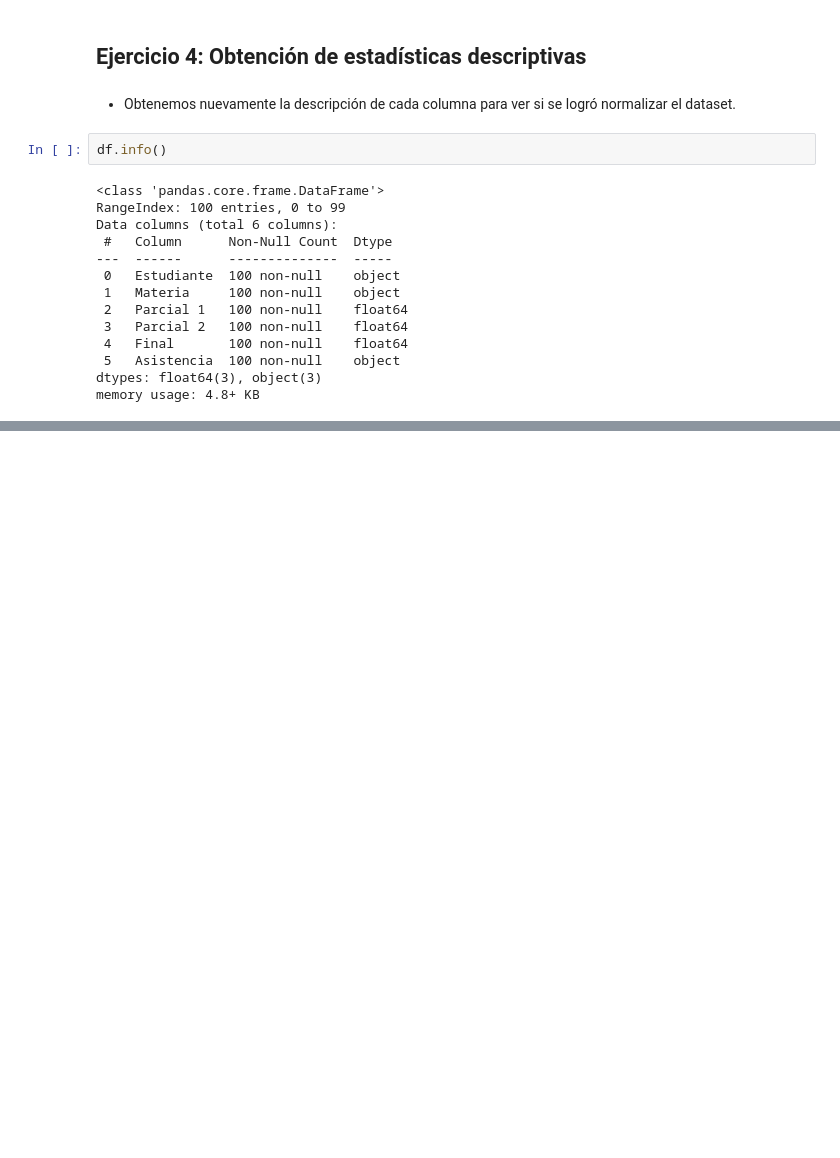
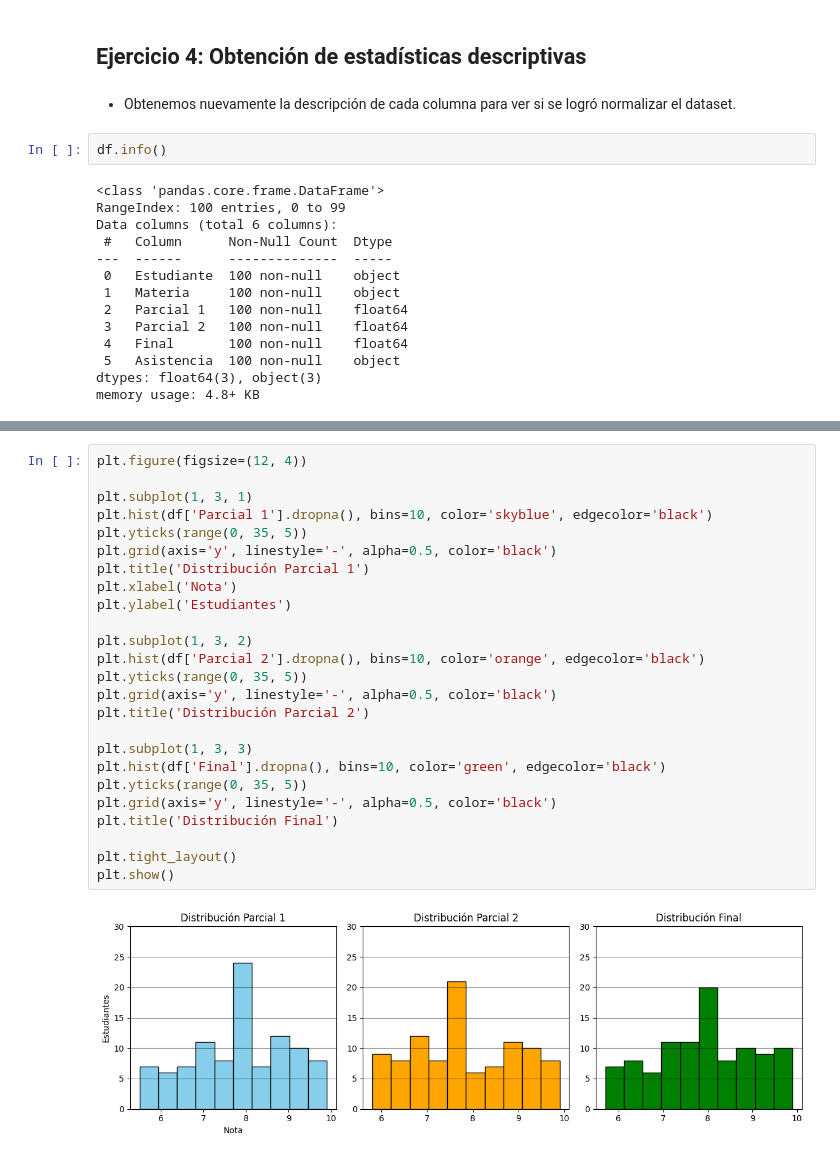
Before and after one commit to GastonFlorenciano/modelo_examen_python, a Jupyter notebook: main.ipynb, the cells around one changed output, grey strips where cells are left out. Cells and saved outputs as stored; diff of their text form; blank space fills up the shorter version.

Commit message:
chore: :sparkles: Crear histogramas.

```diff
--- a/main.ipynb
+++ b/main.ipynb
@@ -196,0 +208,27 @@ memory usage: 4.8+ KB
+# %%
+plt.figure(figsize=(12, 4))
+
+plt.subplot(1, 3, 1)
+plt.hist(df['Parcial 1'].dropna(), bins=10, color='skyblue', edgecolor='black')
+plt.yticks(range(0, 35, 5))
+plt.grid(axis='y', linestyle='-', alpha=0.5, color='black')
+plt.title('Distribución Parcial 1')
+plt.xlabel('Nota')
+plt.ylabel('Estudiantes')
+
+plt.subplot(1, 3, 2)
+plt.hist(df['Parcial 2'].dropna(), bins=10, color='orange', edgecolor='black')
+plt.yticks(range(0, 35, 5))
+plt.grid(axis='y', linestyle='-', alpha=0.5, color='black')
+plt.title('Distribución Parcial 2')
+
+plt.subplot(1, 3, 3)
+plt.hist(df['Final'].dropna(), bins=10, color='green', edgecolor='black')
+plt.yticks(range(0, 35, 5))
+plt.grid(axis='y', linestyle='-', alpha=0.5, color='black')
+plt.title('Distribución Final')
+
+plt.tight_layout()
+plt.show()
+# %% [output]
+[figure, added]
```
Also changed, not shown: parts of 6 cells of this notebook, 1 other file.
